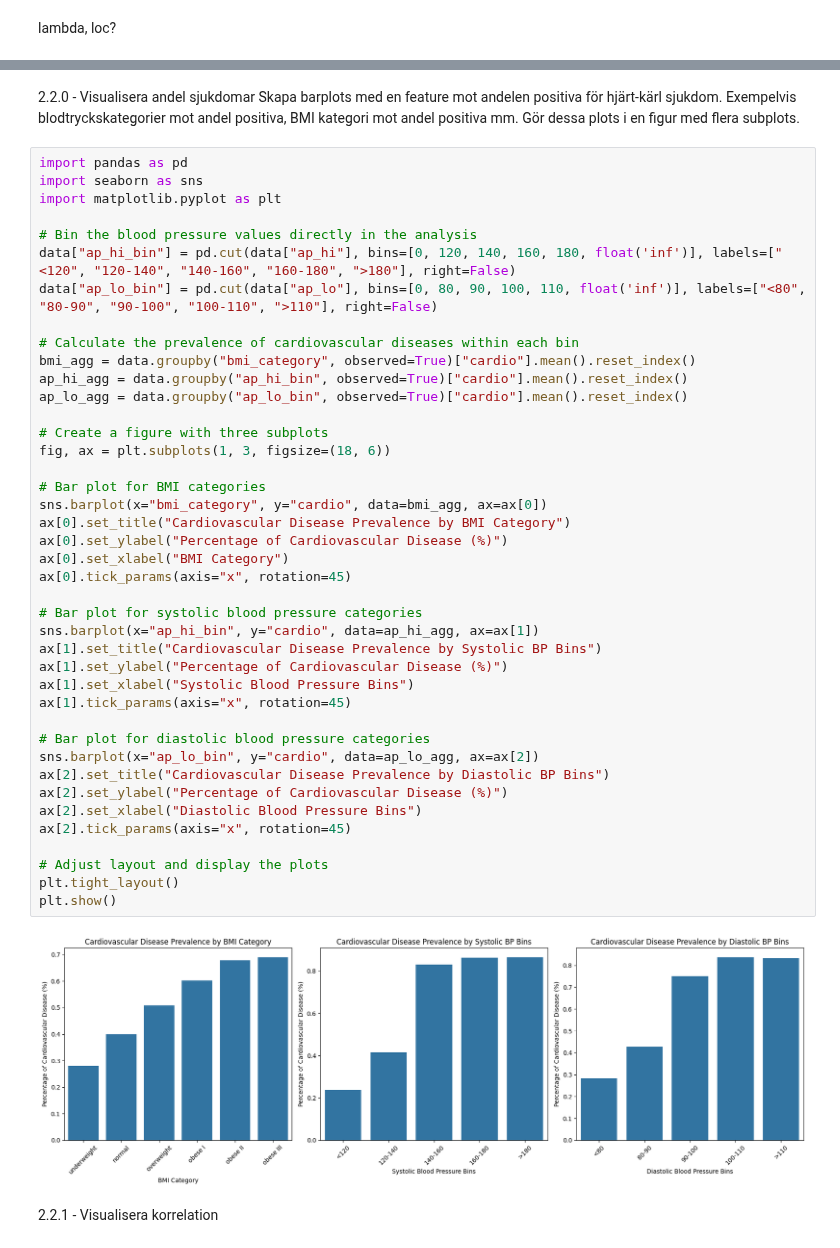
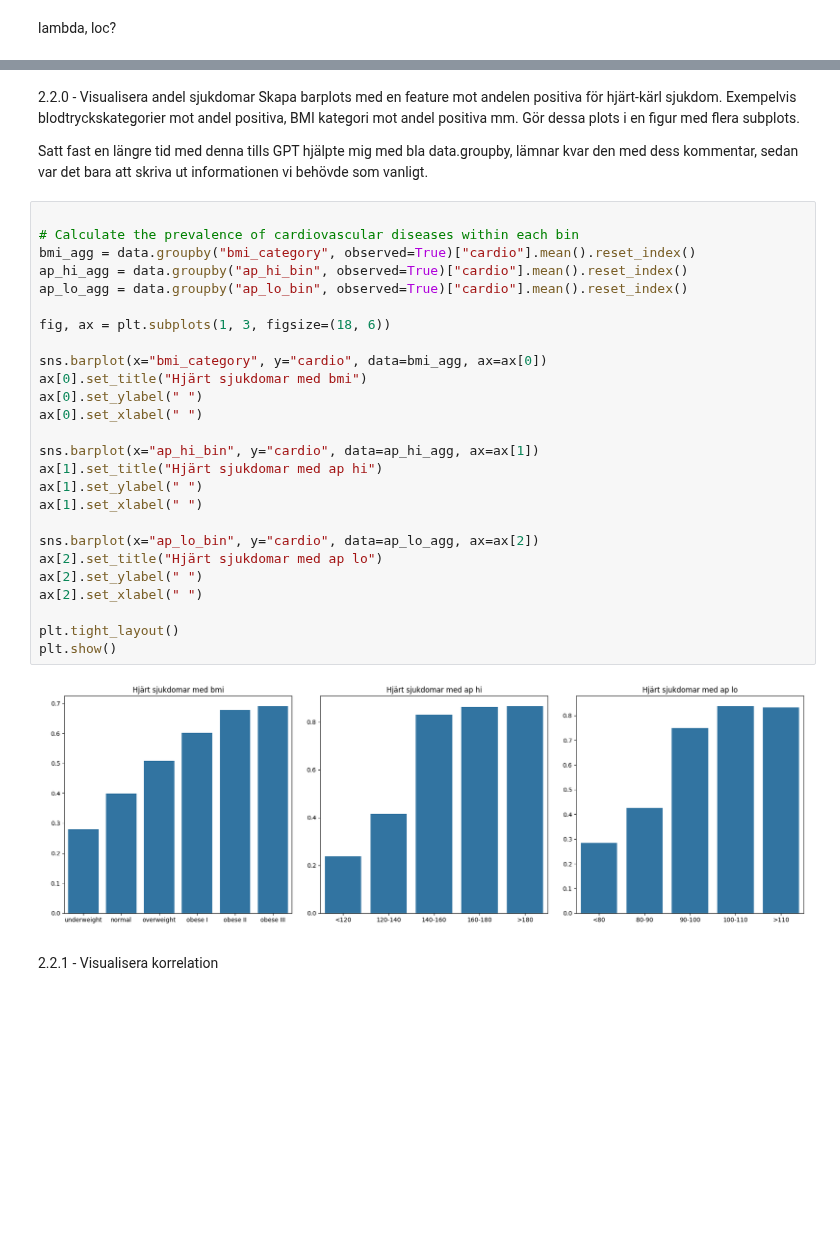
Before and after one commit to Markofbear/AI-Bjorn-Lagerblad-OPA23, a Jupyter notebook: labs/labb1/labb1.ipynb, the cells around one changed output, grey strips where cells are left out. Saved outputs shown, nothing was run; the diff lists cells and outputs as text; blank space fills up the shorter version.

```diff
--- a/labs/labb1/labb1.ipynb
+++ b/labs/labb1/labb1.ipynb
@@ -706,49 +721,36 @@ data
 2.2.0 - Visualisera andel sjukdomar
 Skapa barplots med en feature mot andelen positiva för hjärt-kärl sjukdom. Exempelvis blodtryckskategorier
 mot andel positiva, BMI kategori mot andel positiva mm. Gör dessa plots i en figur med flera subplots.
+
+Satt fast en längre tid med denna tills GPT hjälpte mig med bla data.groupby, lämnar kvar den med dess kommentar, sedan var det bara att skriva ut informationen vi behövde som vanligt.
 # %%
-import pandas as pd
-import seaborn as sns
-import matplotlib.pyplot as plt
-
-# Bin the blood pressure values directly in the analysis
-data["ap_hi_bin"] = pd.cut(data["ap_hi"], bins=[0, 120, 140, 160, 180, float('inf')], labels=["<120", "120-140", "140-160", "160-180", ">180"], right=False)
-data["ap_lo_bin"] = pd.cut(data["ap_lo"], bins=[0, 80, 90, 100, 110, float('inf')], labels=["<80", "80-90", "90-100", "100-110", ">110"], right=False)
 
 # Calculate the prevalence of cardiovascular diseases within each bin
 bmi_agg = data.groupby("bmi_category", observed=True)["cardio"].mean().reset_index()
 ap_hi_agg = data.groupby("ap_hi_bin", observed=True)["cardio"].mean().reset_index()
 ap_lo_agg = data.groupby("ap_lo_bin", observed=True)["cardio"].mean().reset_index()
 
-# Create a figure with three subplots
 fig, ax = plt.subplots(1, 3, figsize=(18, 6))
 
-# Bar plot for BMI categories
 sns.barplot(x="bmi_category", y="cardio", data=bmi_agg, ax=ax[0])
-ax[0].set_title("Cardiovascular Disease Prevalence by BMI Category")
-ax[0].set_ylabel("Percentage of Cardiovascular Disease (%)")
-ax[0].set_xlabel("BMI Category")
-ax[0].tick_params(axis="x", rotation=45)
+ax[0].set_title("Hjärt sjukdomar med bmi")
+ax[0].set_ylabel(" ")
+ax[0].set_xlabel(" ")
 
-# Bar plot for systolic blood pressure categories
 sns.barplot(x="ap_hi_bin", y="cardio", data=ap_hi_agg, ax=ax[1])
-ax[1].set_title("Cardiovascular Disease Prevalence by Systolic BP Bins")
-ax[1].set_ylabel("Percentage of Cardiovascular Disease (%)")
-ax[1].set_xlabel("Systolic Blood Pressure Bins")
-ax[1].tick_params(axis="x", rotation=45)
+ax[1].set_title("Hjärt sjukdomar med ap hi")
+ax[1].set_ylabel(" ")
+ax[1].set_xlabel(" ")
 
-# Bar plot for diastolic blood pressure categories
 sns.barplot(x="ap_lo_bin", y="cardio", data=ap_lo_agg, ax=ax[2])
-ax[2].set_title("Cardiovascular Disease Prevalence by Diastolic BP Bins")
-ax[2].set_ylabel("Percentage of Cardiovascular Disease (%)")
-ax[2].set_xlabel("Diastolic Blood Pressure Bins")
-ax[2].tick_params(axis="x", rotation=45)
+ax[2].set_title("Hjärt sjukdomar med ap lo")
+ax[2].set_ylabel(" ")
+ax[2].set_xlabel(" ")
 
-# Adjust layout and display the plots
 plt.tight_layout()
 plt.show()
 # %% [output]
-[figure, old version]
+[figure, new version]
 # %% [markdown]
 2.2.1 - Visualisera korrelation
 # %%
```
Also changed, not shown: parts of 15 cells of this notebook.
